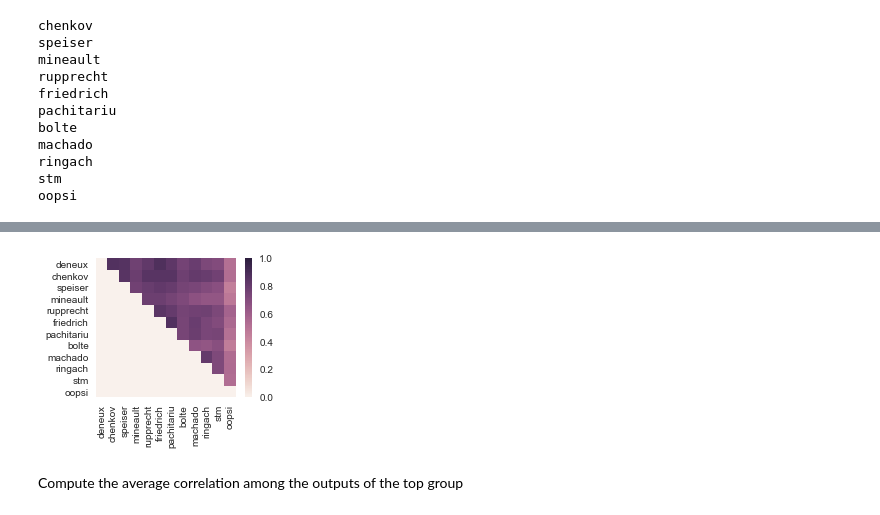
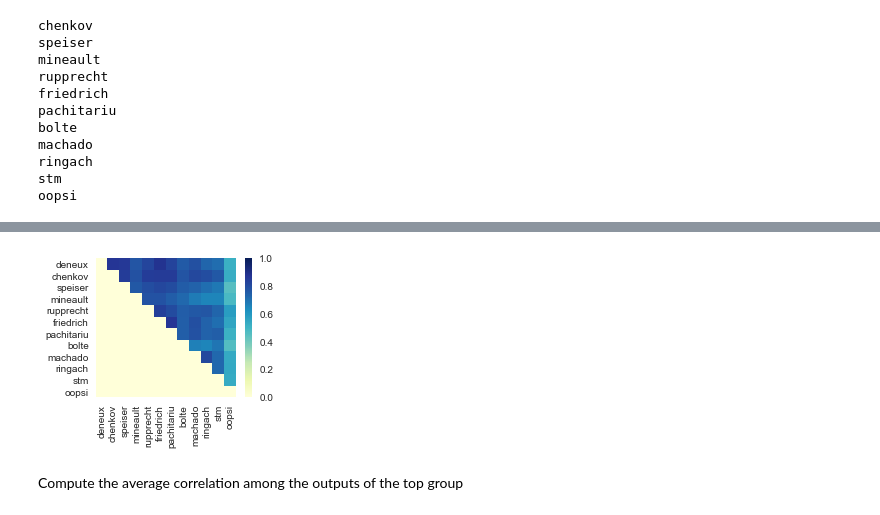
Before and after one commit to berenslab/spikefinder_analysis, a Jupyter notebook: Paper figures.ipynb, the cells around one changed output, grey strips where cells are left out. Saved outputs shown, nothing was run; the diff lists cells and outputs as text; code cells hidden in the pictures.

```diff
--- a/Paper figures.ipynb
+++ b/Paper figures.ipynb
@@ -410,11 +437,11 @@ array([[[ 0.        ,  0.        ,  0.        , ...,  0.        ,
 # %%
 f = plt.figure(figsize=(8/2.54,6.5/2.54))
 
-ax = sns.heatmap(np.nanmean(c, axis=2), vmin=0, vmax=1, xticklabels=order, yticklabels=order)
+ax = sns.heatmap(np.nanmean(c, axis=2), vmin=0, vmax=1, xticklabels=order, yticklabels=order,cmap="YlGnBu")
 
 f.savefig('figures/fig1_algo_corr.pdf',bbox_inches='tight', dpi=300)
 # %% [output]
-[figure, old version]
+[figure, new version]
 # %% [markdown]
 Compute the average correlation among the outputs of the top group
 # %%
```
Also changed, not shown: parts of 10 cells of this notebook.
